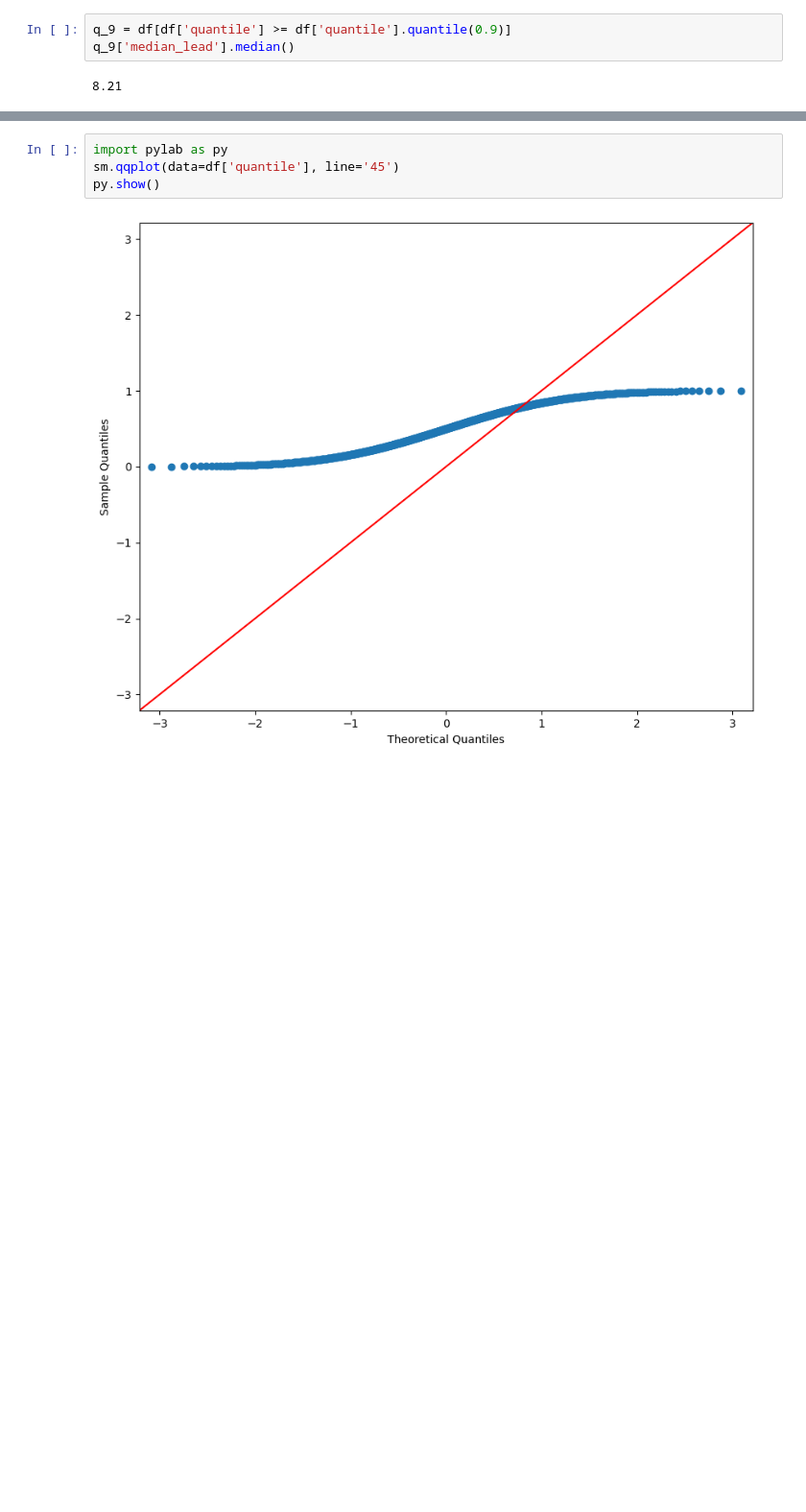
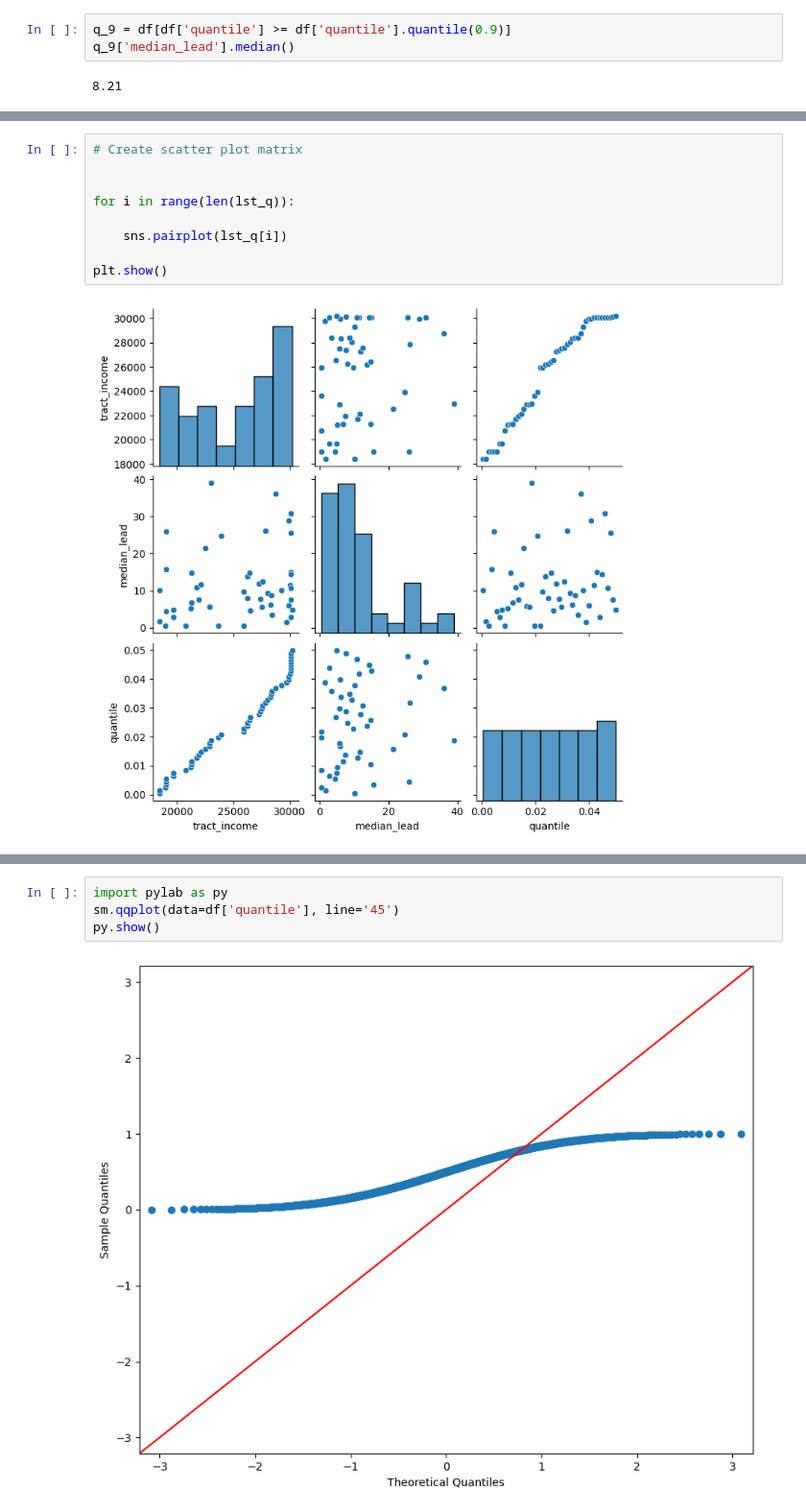
Before and after one commit to jacobhthomas/LeadWater, a Jupyter notebook: qr_income.ipynb, the cells around one changed output, grey strips where cells are left out. Shown at 96% size. Saved outputs shown, nothing was run; the diff lists cells and outputs as text; blank space fills up the shorter version.

```diff
--- a/qr_income.ipynb
+++ b/qr_income.ipynb
@@ -314,3 +319,14 @@ Notes:
 [1] Standard Errors assume that the covariance matrix of the errors is correctly specified.
 [2] The condition number is large, 1.22e+06. This might indicate that there are
 strong multicollinearity or other numerical problems.
+# %%
+# Create scatter plot matrix
+
+
+for i in range(len(lst_q)):
+
+    sns.pairplot(lst_q[i])
+
+plt.show()
+# %% [output]
+[figure, added]
```
Also changed, not shown: parts of 7 cells of this notebook.
